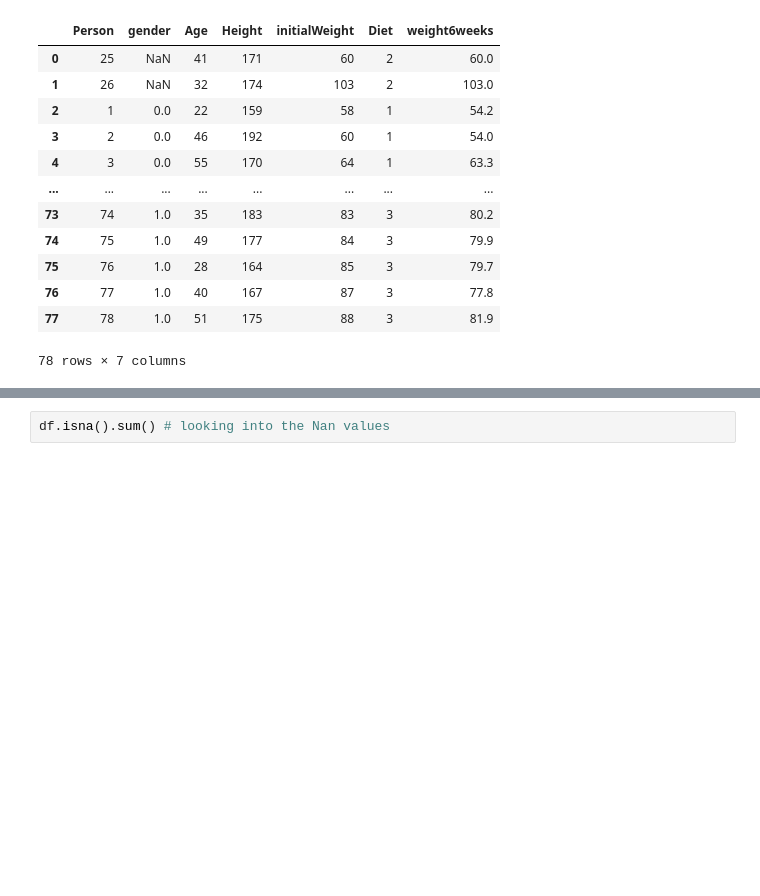
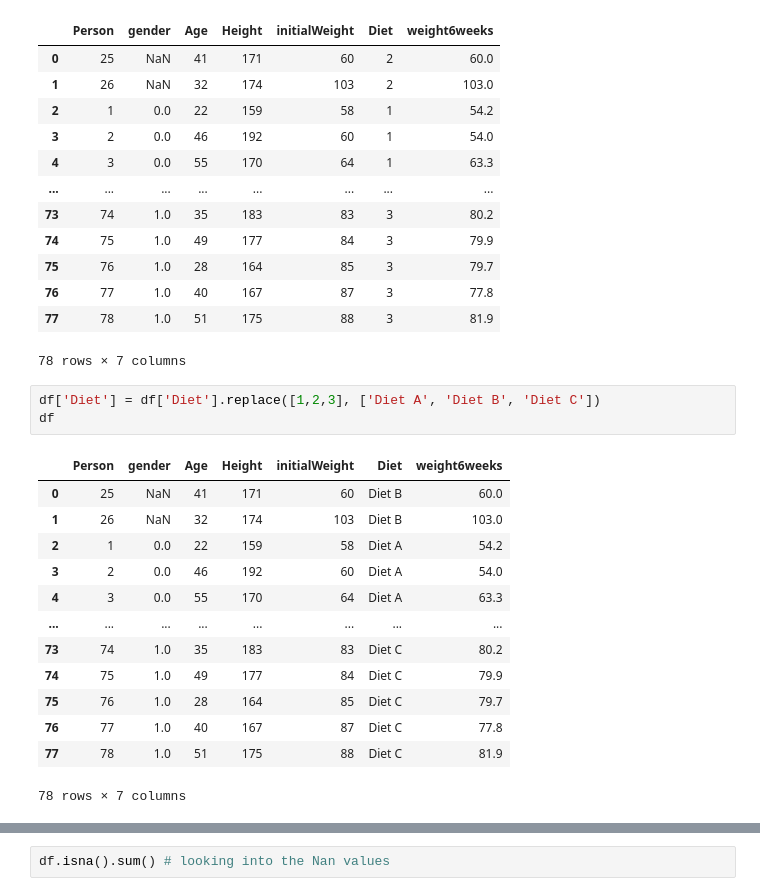
Before and after one commit to martinaobrien/machine-learning-and-statistics-assessment, a Jupyter notebook: Scipy-Stats-Jupyter-Notebook.ipynb, the cells around one changed output, grey strips where cells are left out. Cells and saved outputs as stored; diff of their text form; blank space fills up the shorter version.

```diff
--- a/Scipy-Stats-Jupyter-Notebook.ipynb
+++ b/Scipy-Stats-Jupyter-Notebook.ipynb
@@ -142,6 +146,23 @@ df
 | 76 | 77 | 1.0 | 40 | 167 | 87 | 3 | 77.8 |
 | 77 | 78 | 1.0 | 51 | 175 | 88 | 3 | 81.9 |
 78 rows × 7 columns
+# %%
+df['Diet'] = df['Diet'].replace([1,2,3], ['Diet A', 'Diet B', 'Diet C'])
+df
+# %% [output]
+|  | Person | gender | Age | Height | initialWeight | Diet | weight6weeks |
+| 0 | 25 | NaN | 41 | 171 | 60 | Diet B | 60.0 |
+| 1 | 26 | NaN | 32 | 174 | 103 | Diet B | 103.0 |
+| 2 | 1 | 0.0 | 22 | 159 | 58 | Diet A | 54.2 |
+| 3 | 2 | 0.0 | 46 | 192 | 60 | Diet A | 54.0 |
+| 4 | 3 | 0.0 | 55 | 170 | 64 | Diet A | 63.3 |
+| ... | ... | ... | ... | ... | ... | ... | ... |
+| 73 | 74 | 1.0 | 35 | 183 | 83 | Diet C | 80.2 |
+| 74 | 75 | 1.0 | 49 | 177 | 84 | Diet C | 79.9 |
+| 75 | 76 | 1.0 | 28 | 164 | 85 | Diet C | 79.7 |
+| 76 | 77 | 1.0 | 40 | 167 | 87 | Diet C | 77.8 |
+| 77 | 78 | 1.0 | 51 | 175 | 88 | Diet C | 81.9 |
+78 rows × 7 columns
 # %%
 df['weightloss'] = (df['initialWeight'] - df['weight6weeks']) #creating my dependent variable
 df
```
Also changed, not shown: parts of 16 cells of this notebook.
